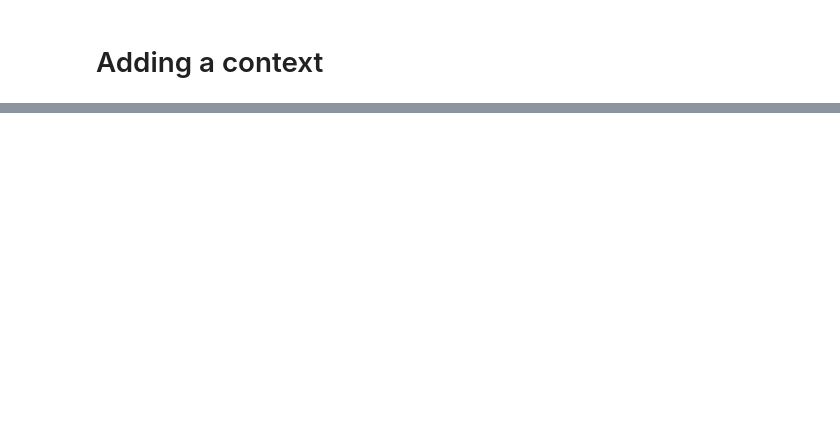
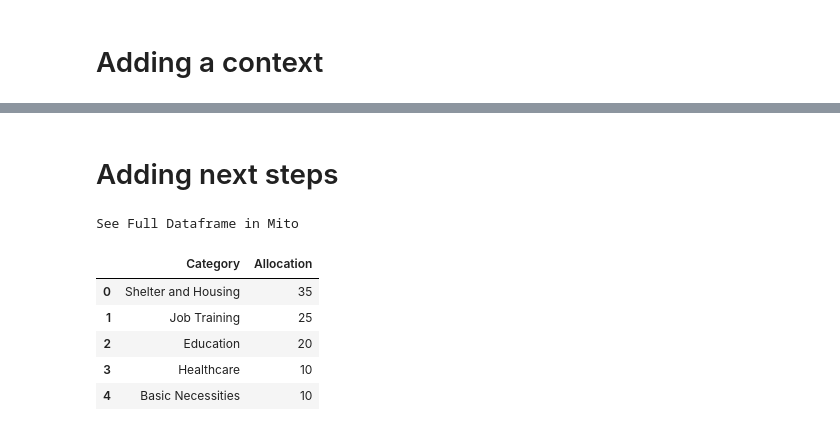
Before and after one commit to alod83/Data-Storytelling-with-Altair-and-AI, a Jupyter notebook: 05/Case Study - Homeless.ipynb, the cells around one changed output, grey strips where cells are left out. Cells and saved outputs as stored; diff of their text form; code cells hidden in the pictures; blank space fills up the shorter version.

```diff
--- a/05/Case Study - Homeless.ipynb
+++ b/05/Case Study - Homeless.ipynb
@@ -171,3 +179,16 @@ image2 = alt.Chart(pd.DataFrame({'image_url': ['source/homeless2.png']})).mark_i
 configure_layout(image1 + image2| chart)
 # %% [output]
 [interactive output not drawn]
+# %% [markdown]
+# Adding next steps
+# %%
+ns = pd.read_csv('source/next_steps.csv')
+ns.head()
+# %% [output]
+See Full Dataframe in Mito
+|  | Category | Allocation |
+| 0 | Shelter and Housing | 35 |
+| 1 | Job Training | 25 |
+| 2 | Education | 20 |
+| 3 | Healthcare | 10 |
+| 4 | Basic Necessities | 10 |
```
Also changed, not shown: parts of 6 cells of this notebook, 1 other file.
